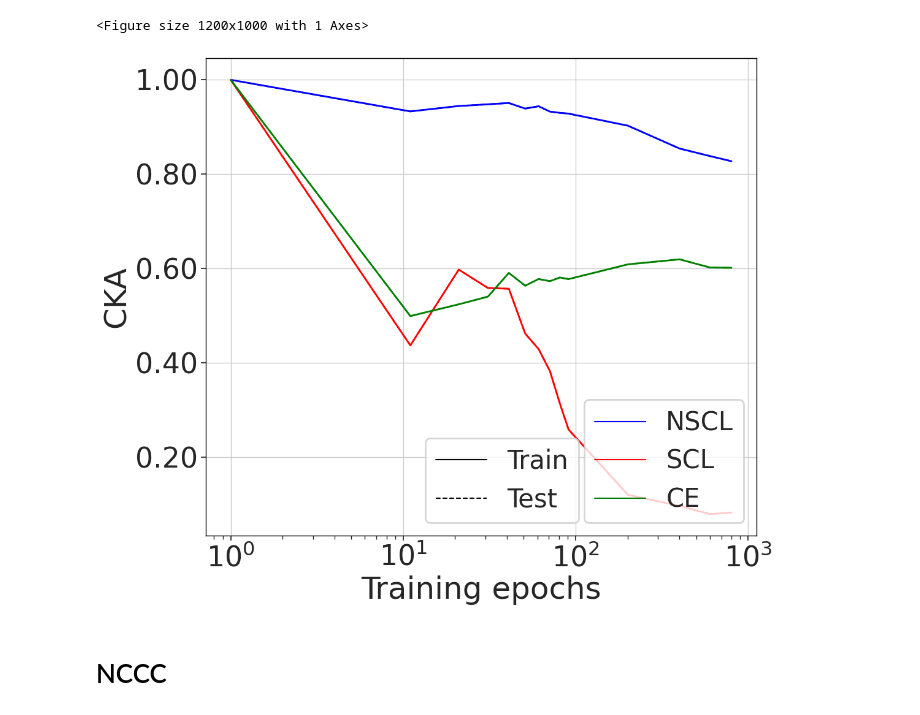
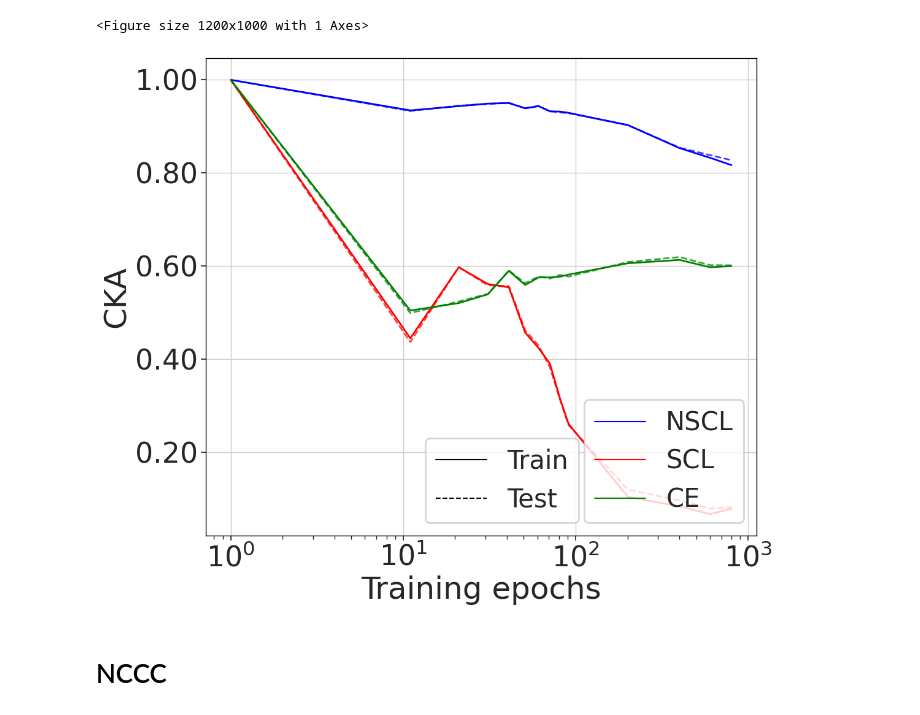
Before and after one commit to DLFundamentals/understanding-ssl-v2, a Jupyter notebook: notebooks/plots1.ipynb, the cells around one changed output. Drawn from its saved outputs; the diff is of its cells as text; code cells hidden in the pictures.

```diff
--- a/notebooks/plots1.ipynb
+++ b/notebooks/plots1.ipynb
@@ -113,14 +113,14 @@ ValueError: Data has no positive values, and therefore cannot be log-scaled.
 <Figure size 1200x1000 with 1 Axes>
 # %%
 # CKA plot
-plot_xy(test_df['NSCL_CKA'].values, test_df['NSCL_CKA'].values,
-        test_df['SCL_CKA'].values, test_df['SCL_CKA'].values,
-        test_df['CE_CKA'].values, test_df['CE_CKA'].values,
+plot_xy(train_df['NSCL_CKA'].values, test_df['NSCL_CKA'].values,
+        train_df['SCL_CKA'].values, test_df['SCL_CKA'].values,
+        train_df['CE_CKA'].values, test_df['CE_CKA'].values,
         epochs=test_df.index,
         y_label='CKA',
         output_path=f'../figures/exp1/{dataset}_cka_plot.pdf')
 # %% [output]
-[figure, old version]
+[figure, new version]
 # %% [markdown]
 # NCCC
 # %%
```
Also changed, not shown: 2 other files.
